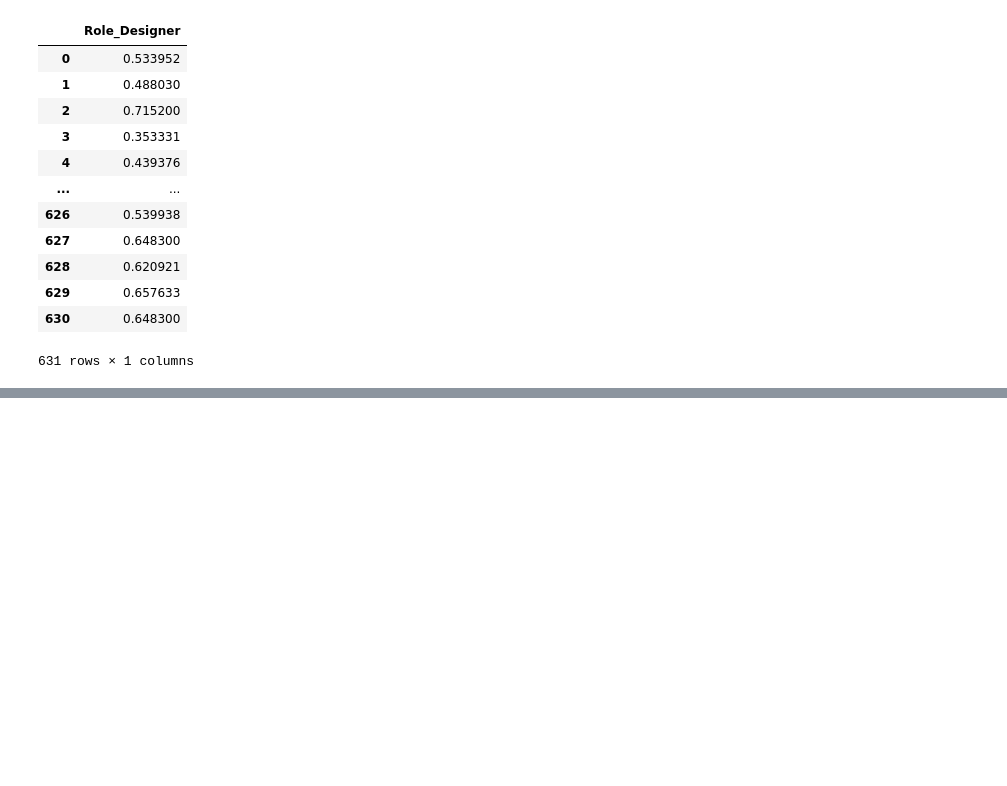
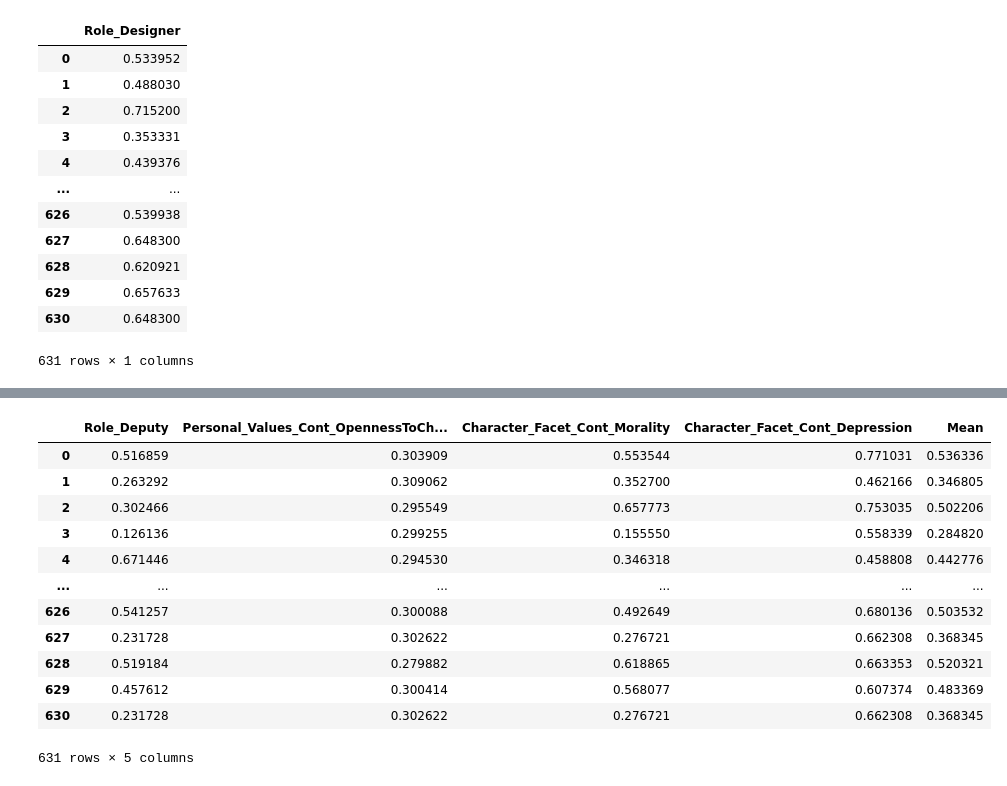
Before and after one commit to dindaslsbilla/coba, a Jupyter notebook: Untitled1.ipynb, the cells around one changed output, grey strips where cells are left out. Drawn from its saved outputs; the diff is of its cells as text; code cells hidden in the pictures; blank space fills up the shorter version.

Commit message:
add role deputy to csv

```diff
--- a/Untitled1.ipynb
+++ b/Untitled1.ipynb
@@ -1016,0 +1037,25 @@ maingames_roledesigner.to_csv('maingames_roledesigner.csv')
+# %%
+roledeputy_df=pd.read_csv('maingames_roledeputy.csv')
+roledeputy_df.mean(axis=0)
+roledeputy_df.drop(columns=roledeputy_df.columns[0],
+        axis=1,
+        inplace=True)
+roledeputy_df.to_csv('maingames_roledeputy.csv',index="False")
+mean_row=roledeputy_df.mean(axis=1)
+roledeputy_df['Mean']=mean_row
+roledeputy_df.to_csv('maingames_roledeputy.csv',index="False")
+roledeputy_df
+# %% [output]
+|  | Role_Deputy | Personal_Values_Cont_OpennessToCh... | Character_Facet_Cont_Morality | Character_Facet_Cont_Depression | Mean |
+| 0 | 0.516859 | 0.303909 | 0.553544 | 0.771031 | 0.536336 |
+| 1 | 0.263292 | 0.309062 | 0.352700 | 0.462166 | 0.346805 |
+| 2 | 0.302466 | 0.295549 | 0.657773 | 0.753035 | 0.502206 |
+| 3 | 0.126136 | 0.299255 | 0.155550 | 0.558339 | 0.284820 |
+| 4 | 0.671446 | 0.294530 | 0.346318 | 0.458808 | 0.442776 |
+| ... | ... | ... | ... | ... | ... |
+| 626 | 0.541257 | 0.300088 | 0.492649 | 0.680136 | 0.503532 |
+| 627 | 0.231728 | 0.302622 | 0.276721 | 0.662308 | 0.368345 |
+| 628 | 0.519184 | 0.279882 | 0.618865 | 0.663353 | 0.520321 |
+| 629 | 0.457612 | 0.300414 | 0.568077 | 0.607374 | 0.483369 |
+| 630 | 0.231728 | 0.302622 | 0.276721 | 0.662308 | 0.368345 |
+631 rows × 5 columns
```
Also changed, not shown: parts of 3 cells of this notebook, 1 other file.
